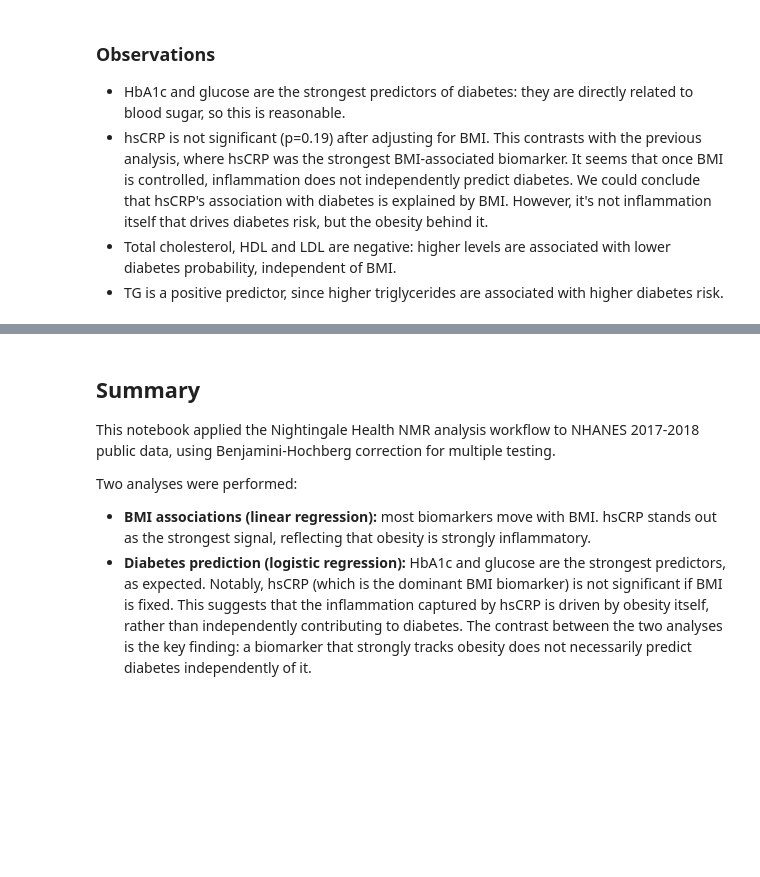
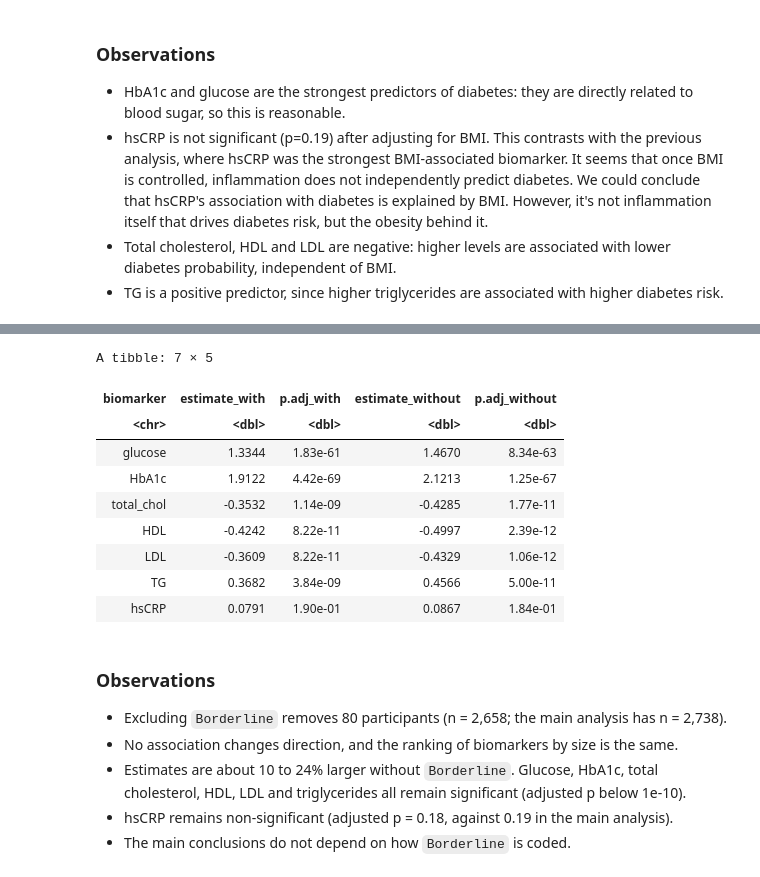
Before and after one commit to estaniporta/metabolomics_nightingale, a Jupyter notebook: analysis.ipynb, the cells around one changed output, grey strips where cells are left out. Drawn from its saved outputs; the diff is of its cells as text; code cells hidden in the pictures; blank space fills up the shorter version.

```diff
--- a/analysis.ipynb
+++ b/analysis.ipynb
@@ -367,10 +411,27 @@ ggforestplot::forestplot(
+# %%
+comparison <- df_assoc_t2d %>%
+  select(biomarker, estimate_with = estimate, p.adj_with = p.adjusted) %>%
+  left_join(
+    df_assoc_sens %>% select(biomarker, estimate_without = estimate, p.adj_without = p.adjusted),
+    by = "biomarker")
+
+comparison
+# %% [output]
+A tibble: 7 × 5
+| biomarker | estimate_with | p.adj_with | estimate_without | p.adj_without |
+| <chr> | <dbl> | <dbl> | <dbl> | <dbl> |
+| glucose | 1.3344 | 1.83e-61 | 1.4670 | 8.34e-63 |
+| HbA1c | 1.9122 | 4.42e-69 | 2.1213 | 1.25e-67 |
+| total_chol | -0.3532 | 1.14e-09 | -0.4285 | 1.77e-11 |
+| HDL | -0.4242 | 8.22e-11 | -0.4997 | 2.39e-12 |
+| LDL | -0.3609 | 8.22e-11 | -0.4329 | 1.06e-12 |
+| TG | 0.3682 | 3.84e-09 | 0.4566 | 5.00e-11 |
+| hsCRP | 0.0791 | 1.90e-01 | 0.0867 | 1.84e-01 |
 # %% [markdown]
-## Summary
+### Observations
 
-This notebook applied the Nightingale Health NMR analysis workflow to NHANES 2017-2018 public data, using Benjamini-Hochberg correction for multiple testing.
-
-Two analyses were performed:
-
-- **BMI associations (linear regression):** most biomarkers move with BMI. hsCRP stands out as the strongest signal, reflecting that obesity is strongly inflammatory.
-- **Diabetes prediction (logistic regression):** HbA1c and glucose are the strongest predictors, as expected. Notably, hsCRP (which is the dominant BMI biomarker) is not significant if BMI is fixed. This suggests that the inflammation captured by hsCRP is driven by obesity itself, rather than independently contributing to diabetes.
-The contrast between the two analyses is the key finding: a biomarker that strongly tracks obesity does not necessarily predict diabetes independently of it.
+- Excluding `Borderline` removes 80 participants (n = 2,658; the main analysis has n = 2,738).
+- No association changes direction, and the ranking of biomarkers by size is the same.
+- Estimates are about 10 to 24% larger without `Borderline`. Glucose, HbA1c, total cholesterol, HDL, LDL and triglycerides all remain significant (adjusted p below 1e-10).
+- hsCRP remains non-significant (adjusted p = 0.18, against 0.19 in the main analysis).
+- The main conclusions do not depend on how `Borderline` is coded.
```
Also changed, not shown: parts of 11 cells of this notebook, 1 other file.
